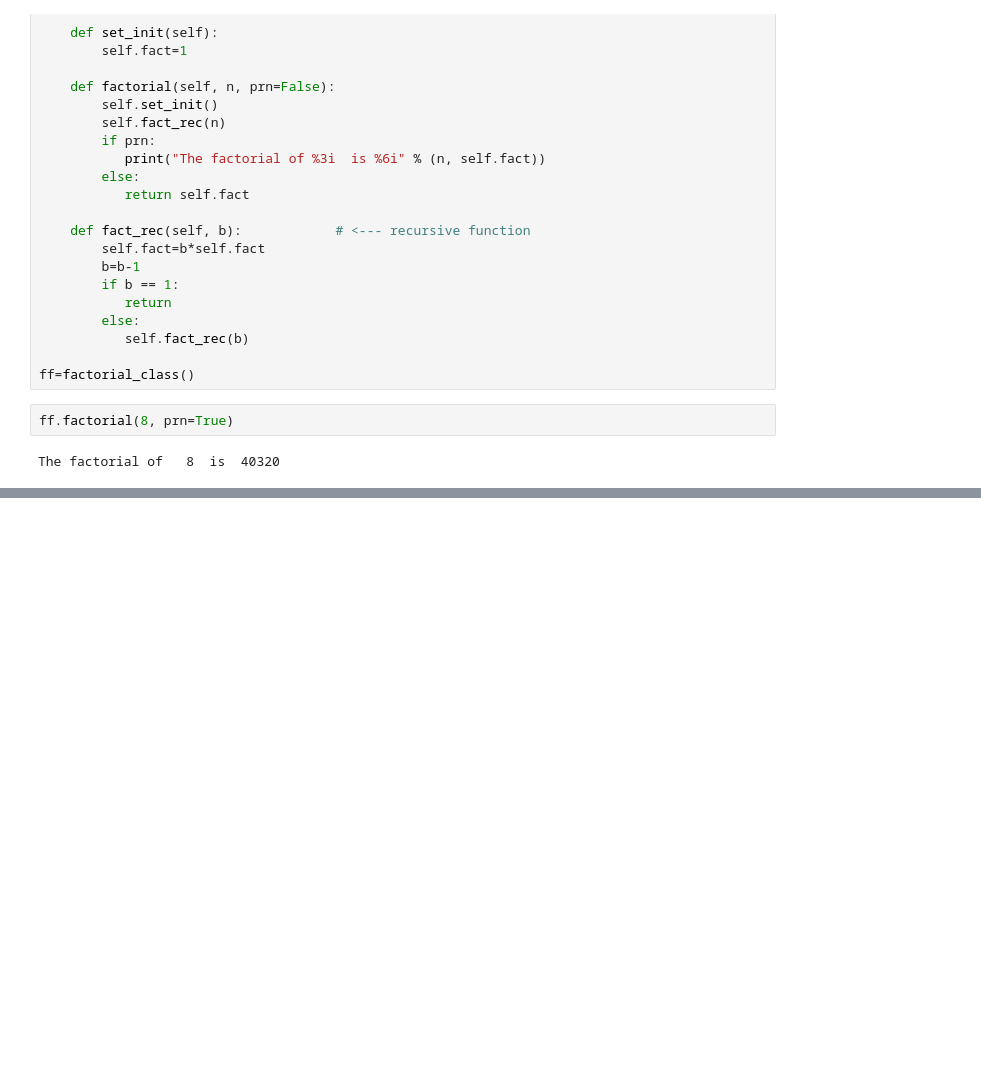
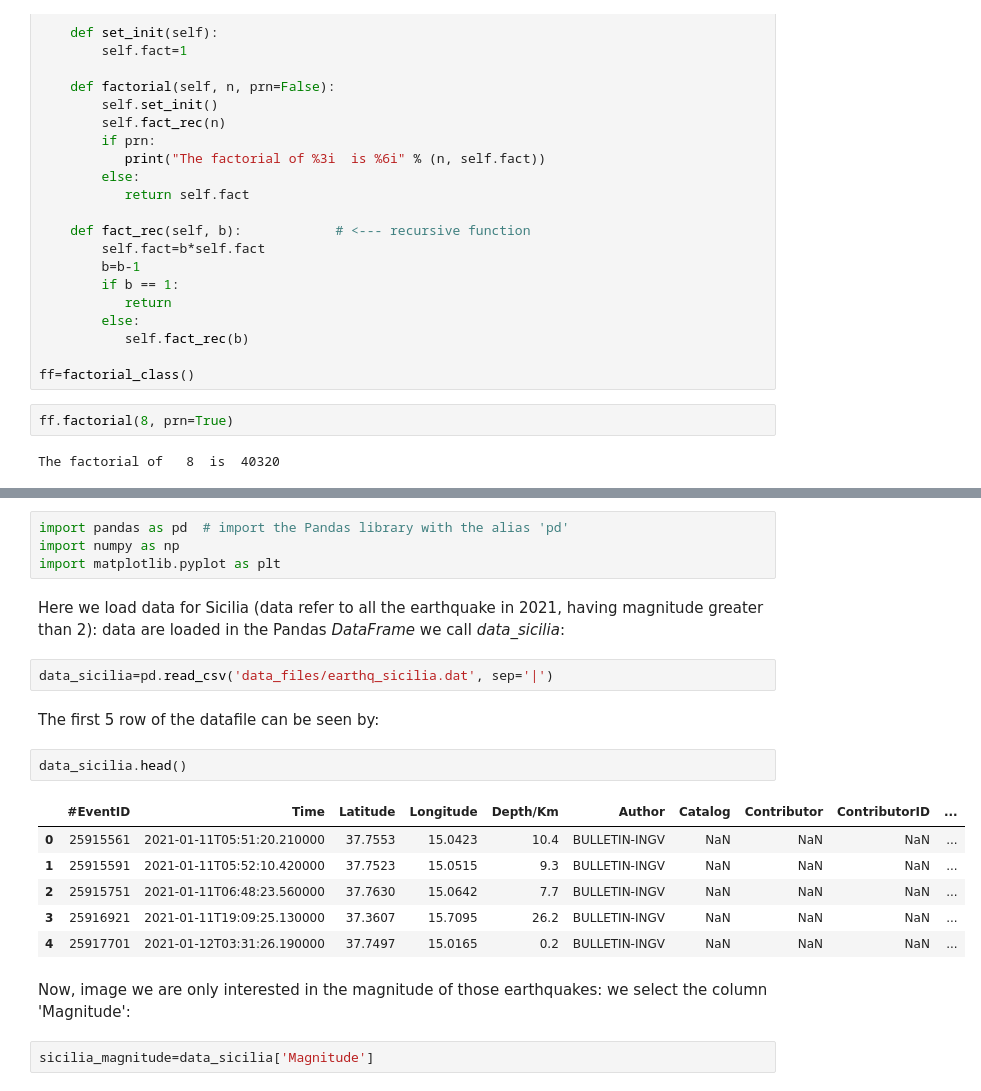
Before and after one commit to Mauro-Prencipe/Python_course_2022, a Jupyter notebook: classes.ipynb, the cells around one changed output, grey strips where cells are left out. Drawn from its saved outputs; the diff is of its cells as text; blank space fills up the shorter version.

```diff
--- a/classes.ipynb
+++ b/classes.ipynb
@@ -314,0 +531,23 @@ The factorial of   8  is  40320
+# %%
+import pandas as pd  # import the Pandas library with the alias 'pd'
+import numpy as np
+import matplotlib.pyplot as plt
+# %% [markdown]
+Here we load data for Sicilia (data refer to all the earthquake in 2021, having magnitude greater than 2): data are loaded in the Pandas *DataFrame* we call *data_sicilia*:
+# %%
+data_sicilia=pd.read_csv('data_files/earthq_sicilia.dat', sep='|')
+# %% [markdown]
+The first 5 row of the datafile can be seen by:
+# %%
+data_sicilia.head()
+# %% [output]
+|  | #EventID | Time | Latitude | Longitude | Depth/Km | Author | Catalog | Contributor | ContributorID | ... |
+| 0 | 25915561 | 2021-01-11T05:51:20.210000 | 37.7553 | 15.0423 | 10.4 | BULLETIN-INGV | NaN | NaN | NaN | ... |
+| 1 | 25915591 | 2021-01-11T05:52:10.420000 | 37.7523 | 15.0515 | 9.3 | BULLETIN-INGV | NaN | NaN | NaN | ... |
+| 2 | 25915751 | 2021-01-11T06:48:23.560000 | 37.7630 | 15.0642 | 7.7 | BULLETIN-INGV | NaN | NaN | NaN | ... |
+| 3 | 25916921 | 2021-01-11T19:09:25.130000 | 37.3607 | 15.7095 | 26.2 | BULLETIN-INGV | NaN | NaN | NaN | ... |
+| 4 | 25917701 | 2021-01-12T03:31:26.190000 | 37.7497 | 15.0165 | 0.2 | BULLETIN-INGV | NaN | NaN | NaN | ... |
+# %% [markdown]
+Now, image we are only interested in the magnitude of those earthquakes: we select the column 'Magnitude':
+# %%
+sicilia_magnitude=data_sicilia['Magnitude']
```
Also changed, not shown: parts of 46 cells of this notebook, 1 other file.
